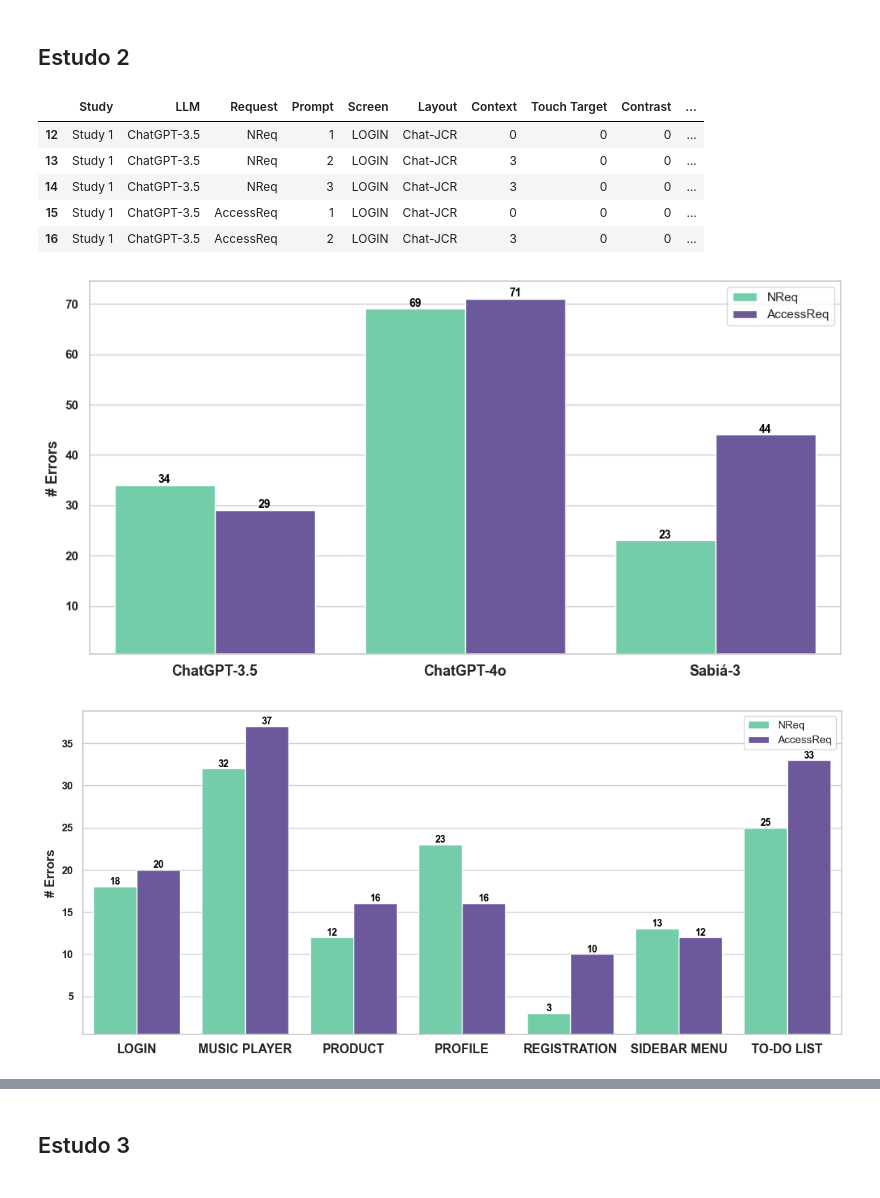
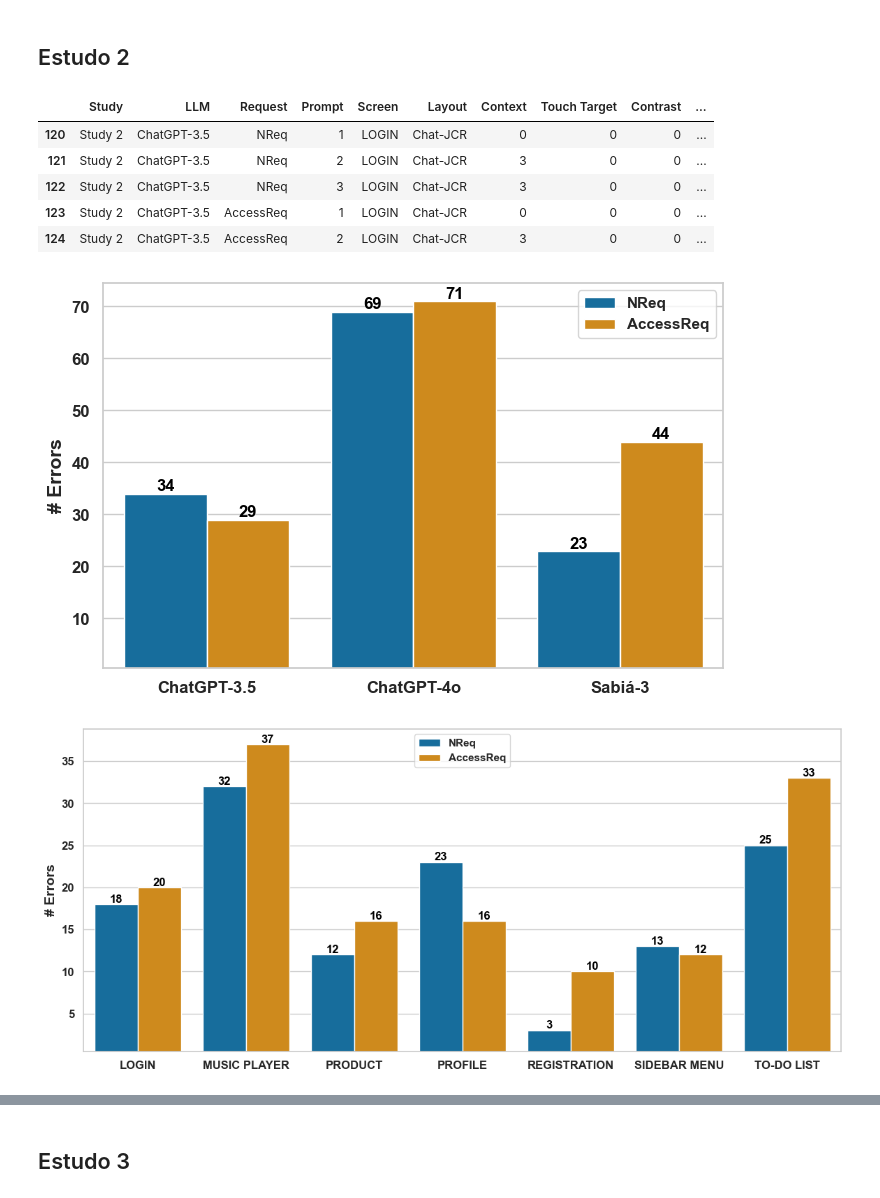
Before and after one commit to Test-Accessibility/Dataset-accessibility-assessments, a Jupyter notebook: Study_LLMs/main.ipynb, the cells around one changed output, grey strips where cells are left out. Saved outputs shown, nothing was run; the diff lists cells and outputs as text; code cells hidden in the pictures.

```diff
--- a/Study_LLMs/main.ipynb
+++ b/Study_LLMs/main.ipynb
@@ -75,6 +101,17 @@ color_dict_screen = {'LOGIN': to_rgba('blue', 0),
               'SIDEBAR MENU': to_rgba('blue', 0)}
 color_dict_request = {'NReq': to_rgba('red', 0),
               'AccessReq': to_rgba('red', 0)}
+color_dict_study = {'Study 1': to_rgba('red', 0),
+                    'Study 2': to_rgba('red', 0),
+                    'Study 3': to_rgba('red', 0),
+                    'Study 4': to_rgba('red', 0)}
+color_dict_layout = {'Chat-WR': to_rgba('red', 0),
+              'Chat-CLR': to_rgba('red', 0),
+              'Chat-JCR': to_rgba('red', 0)}
+palette_request = ['#0173B2', '#EB9100']
+palette_3 = ['#E69F00', '#56B4E9', '#009E73']
+palette_4 = ['#E69F00', '#56B4E9', '#009E73', '#0072B2']
+palette_5 = ['#E69F00', '#56B4E9', '#009E73', '#F0E442', '#0072B2']
 # %%
 sns.set_theme(style="whitegrid")
 # %% [markdown]
@@ -109,14 +146,14 @@ plt.show()
 df_t = df_estudo1.groupby(['Request', 'Screen'])['Total'].sum().reset_index()
 
 plt.figure(figsize=(12, 6))
-ax = sns.barplot(data=df_t, x='Screen', y='Total', hue='Request', palette=['#63dcab', '#674ea7'], order=order_screen, hue_order=order_request)
+ax = sns.barplot(data=df_t, x='Screen', y='Total', hue='Request', palette=palette_request, order=order_screen, hue_order=order_request)
 
 # Adicionando os valores no topo de cada barra
 for p in ax.patches:
     ax.annotate(f'{int(p.get_height())}',
                 (p.get_x() + p.get_width() / 2., p.get_height()),  # Posição do texto
                 ha='center', va='center',  # Alinhamento horizontal e vertical
-                fontsize=10, fontweight='bold', color='black',  # Estilo do texto
+                fontsize=12, fontweight='bold', color='black',  # Estilo do texto
                 xytext=(0, 5),  # Deslocamento do texto
                 textcoords='offset points')  # Coordenadas do texto
 
@@ -124,7 +161,9 @@ for p in ax.patches:
 ax.set_ylim(0.5, ax.get_ylim()[1])
 
 plt.xlabel('')
-plt.ylabel('# Errors', fontsize=12, fontweight='bold')
-plt.legend(title='')
+plt.ylabel('# Errors', fontsize=14, fontweight='bold')
+plt.xticks(fontsize=12, fontweight='bold', fontfamily='Arial')
+plt.yticks(fontsize=12, fontweight='bold', fontfamily='Arial')
+plt.legend(title='', prop={'weight': 'bold'})
 plt.show()
 # %% [output]
@@ -189,58 +282,58 @@ plt.show()
 # %% [markdown]
 ## Estudo 2
 # %%
-df_estudo2 = df[(df['Study'] == 'Study 2') | ((df['Study'] == 'Study 1') & (df['Layout'] == 'Chat-JCR'))]
+df_estudo2 = df[df['Study'] == 'Study 2']
 df_estudo2.head()
 # %% [output]
 |  | Study | LLM | Request | Prompt | Screen | Layout | Context | Touch Target | Contrast | ... |
-| 12 | Study 1 | ChatGPT-3.5 | NReq | 1 | LOGIN | Chat-JCR | 0 | 0 | 0 | ... |
-| 13 | Study 1 | ChatGPT-3.5 | NReq | 2 | LOGIN | Chat-JCR | 3 | 0 | 0 | ... |
-| 14 | Study 1 | ChatGPT-3.5 | NReq | 3 | LOGIN | Chat-JCR | 3 | 0 | 0 | ... |
-| 15 | Study 1 | ChatGPT-3.5 | AccessReq | 1 | LOGIN | Chat-JCR | 0 | 0 | 0 | ... |
-| 16 | Study 1 | ChatGPT-3.5 | AccessReq | 2 | LOGIN | Chat-JCR | 3 | 0 | 0 | ... |
+| 120 | Study 2 | ChatGPT-3.5 | NReq | 1 | LOGIN | Chat-JCR | 0 | 0 | 0 | ... |
+| 121 | Study 2 | ChatGPT-3.5 | NReq | 2 | LOGIN | Chat-JCR | 3 | 0 | 0 | ... |
+| 122 | Study 2 | ChatGPT-3.5 | NReq | 3 | LOGIN | Chat-JCR | 3 | 0 | 0 | ... |
+| 123 | Study 2 | ChatGPT-3.5 | AccessReq | 1 | LOGIN | Chat-JCR | 0 | 0 | 0 | ... |
+| 124 | Study 2 | ChatGPT-3.5 | AccessReq | 2 | LOGIN | Chat-JCR | 3 | 0 | 0 | ... |
 # %%
 # Transformando os dados para o formato longo (melt) para facilitar o gráfico
 df_melted_e2 = df_estudo2.melt(id_vars=["LLM", "Request", 'Screen'], value_vars='Total', value_name="Valor")
 # %%
 # Somando os valores de erros para cada LLM e Request
 df_melted_sum = df_melted_e2.groupby(["LLM", "Request"]).sum().reset_index()
 
-plt.figure(figsize=(12, 6))
-ax = sns.barplot(data=df_melted_sum, x='LLM', y='Valor', hue='Request', palette=['#63dcab', '#674ea7'], hue_order=order_request)
+plt.figure(figsize=(8, 5))
+ax = sns.barplot(data=df_melted_sum, x='LLM', y='Valor', hue='Request', palette=palette_request, hue_order=order_request)
 
 # Adicionando os valores no topo de cada barra
 for p in ax.patches:
     ax.annotate(f'{int(p.get_height())}',
                 (p.get_x() + p.get_width() / 2., p.get_height()),  # Posição do texto
                 ha='center', va='center',  # Alinhamento horizontal e vertical
-                fontsize=10, fontweight='bold', color='black',  # Estilo do texto
+                fontsize=12, fontweight='bold', color='black',  # Estilo do texto
                 xytext=(0, 5),  # Deslocamento do texto
                 textcoords='offset points')  # Coordenadas do texto
 
 # Ajustando os limites do eixo y
 ax.set_ylim(0.5, ax.get_ylim()[1])
 
 plt.xlabel('')
-plt.ylabel('# Errors', fontsize=13, fontweight='bold', fontfamily='Arial')
-plt.xticks(fontsize=13, fontweight='bold', fontfamily='Arial')
-plt.yticks(fontweight='bold', fontfamily='Arial')
-plt.legend(title='')
+plt.ylabel('# Errors', fontsize=14, fontweight='bold', fontfamily='Arial')
+plt.xticks(fontsize=12, fontweight='bold', fontfamily='Arial')
+plt.yticks(fontsize=12, fontweight='bold', fontfamily='Arial')
+plt.legend(title='', prop={'weight': 'bold'})
 plt.show()
 # %% [output]
-[figure, old version]
+[figure, new version]
 # %%
 # Somando os valores de erros para cada LLM e Request
 df_melted_sum = df_melted_e2.groupby(["Screen", "Request"]).sum().reset_index()
 
 plt.figure(figsize=(14, 6))
-ax = sns.barplot(data=df_melted_sum, x='Screen', y='Valor', hue='Request', palette=['#63dcab', '#674ea7'], hue_order=order_request)
+ax = sns.barplot(data=df_melted_sum, x='Screen', y='Valor', hue='Request', palette=palette_request, hue_order=order_request)
 
 # Adicionando os valores no topo de cada barra
 for p in ax.patches:
     ax.annotate(f'{int(p.get_height())}',
                 (p.get_x() + p.get_width() / 2., p.get_height()),  # Posição do texto
                 ha='center', va='center',  # Alinhamento horizontal e vertical
-                fontsize=10, fontweight='bold', color='black',  # Estilo do texto
+                fontsize=12, fontweight='bold', color='black',  # Estilo do texto
                 xytext=(0, 5),  # Deslocamento do texto
                 textcoords='offset points')  # Coordenadas do texto
 
@@ -248,13 +341,13 @@ for p in ax.patches:
 ax.set_ylim(0.5, ax.get_ylim()[1])
 
 plt.xlabel('')
-plt.ylabel('# Errors', fontsize=13, fontweight='bold', fontfamily='Arial')
-plt.xticks(fontsize=13, fontweight='bold', fontfamily='Arial')
-plt.yticks(fontweight='bold', fontfamily='Arial')
-plt.legend(title='')
+plt.ylabel('# Errors', fontsize=14, fontweight='bold', fontfamily='Arial')
+plt.xticks(fontsize=12, fontweight='bold', fontfamily='Arial')
+plt.yticks(fontsize=12, fontweight='bold', fontfamily='Arial')
+plt.legend(title='', loc='upper center', prop={'weight': 'bold'})
 plt.show()
 # %% [output]
-[figure, old version]
+[figure, new version]
 # %%
 # Ajustando o dataframe para separar NReq e AccessReq corretamente no gráfico
 df_new_melt = df_melted_e2.copy()
```
Also changed, not shown: parts of 38 cells of this notebook.
